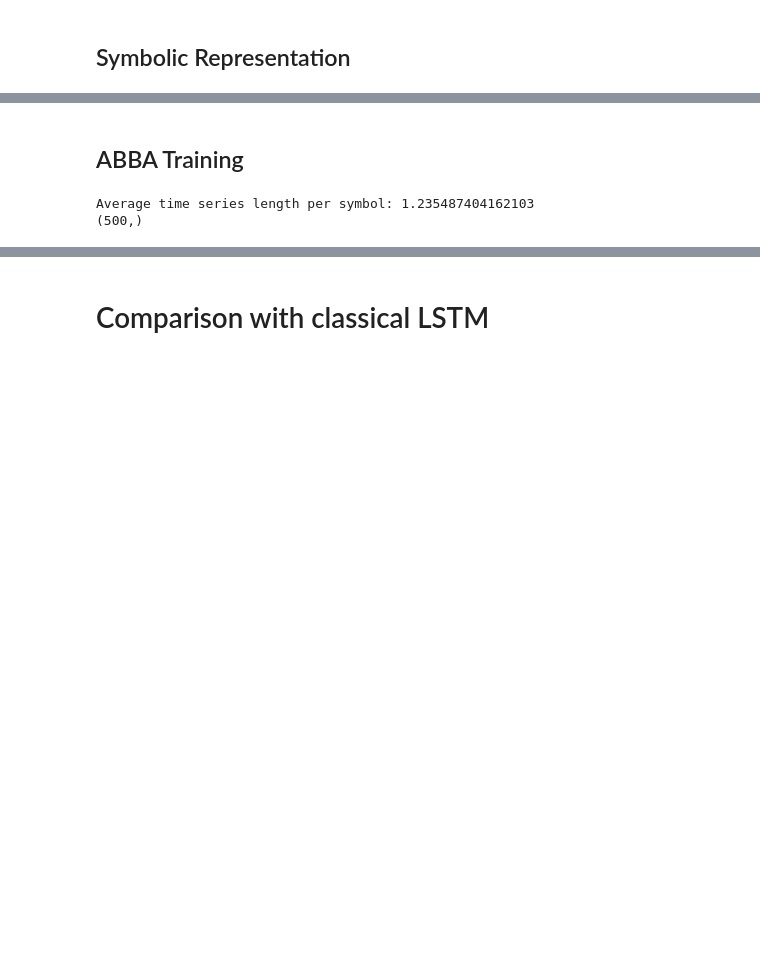
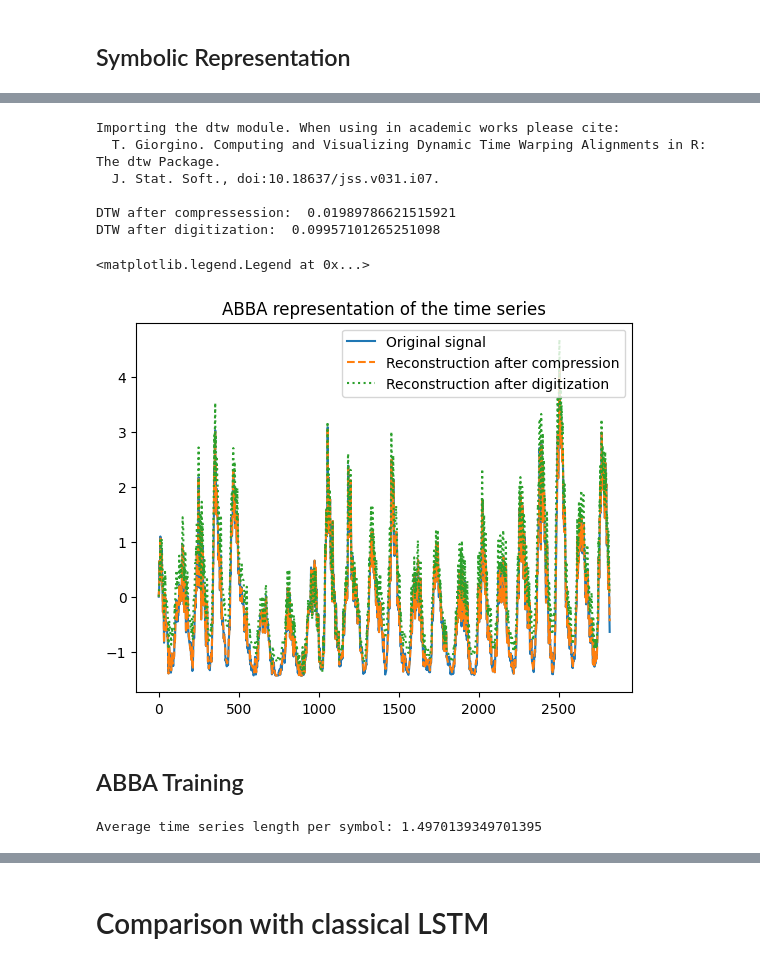
Before and after one commit to clementw168/abba-lstm, a Jupyter notebook: main.ipynb, the cells around one changed output, grey strips where cells are left out. Drawn from its saved outputs; the diff is of its cells as text; code cells hidden in the pictures; blank space fills up the shorter version.

```diff
--- a/main.ipynb
+++ b/main.ipynb
@@ -179,3 +178,40 @@ string_representation='ecjemfafxec}dreaebflfdfhbgdechlhgegvehghbhdeodadqdacqhfae
+# %%
+from dtw import dtw
+
+print(
+    "DTW after compressession: ",
+    dtw(
+        standardized_time_series, abba.unfold_linear_pieces(linear_pieces)
+    ).normalizedDistance,
+)
+print(
+    "DTW after digitization: ",
+    dtw(standardized_time_series, reconstructed_linear).normalizedDistance,
+)
+
+plt.plot(standardized_time_series)
+
+
+plt.plot(abba.unfold_linear_pieces(linear_pieces), linestyle="--")
+plt.plot(reconstructed_linear, linestyle=":")
+plt.title("ABBA representation of the time series")
+plt.legend(
+    [
+        "Original signal",
+        "Reconstruction after compression",
+        "Reconstruction after digitization",
+    ],
+    loc="upper right",
+)
+# %% [output]
+Importing the dtw module. When using in academic works please cite:
+  T. Giorgino. Computing and Visualizing Dynamic Time Warping Alignments in R: The dtw Package.
+  J. Stat. Soft., doi:10.18637/jss.v031.i07.
+
+DTW after compressession:  0.01989786621515921
+DTW after digitization:  0.09957101265251098
+<matplotlib.legend.Legend at 0x...>
+[figure, added]
 # %% [markdown]
 ## ABBA Training
 # %%
@@ -188,7 +224,7 @@ test_split_ratio = 0.2
 sequence_length = 20
 
 
-abba = ABBA(increment_threshold=0.005, max_length=50, max_cluster_size=40)
+abba = ABBA(increment_threshold=0.01, max_length=10, max_cluster_size=100)
 
 standardized_time_series = abba.standardize(time_series)
 
@@ -201,8 +237,7 @@ raw_train, raw_test, train_loader, test_loader = get_datasets_and_loaders(
     abba=abba,
 )
 # %% [output]
-Average time series length per symbol: 1.235487404162103
-(500,)
+Average time series length per symbol: 1.4970139349701395
 # %%
 from src.forecasting.models import ABBAForecastingLSTM
 from src.forecasting.training import train_loop, accuracy, mse, test_loop
```
Also changed, not shown: parts of 10 cells of this notebook, 1 other file.
